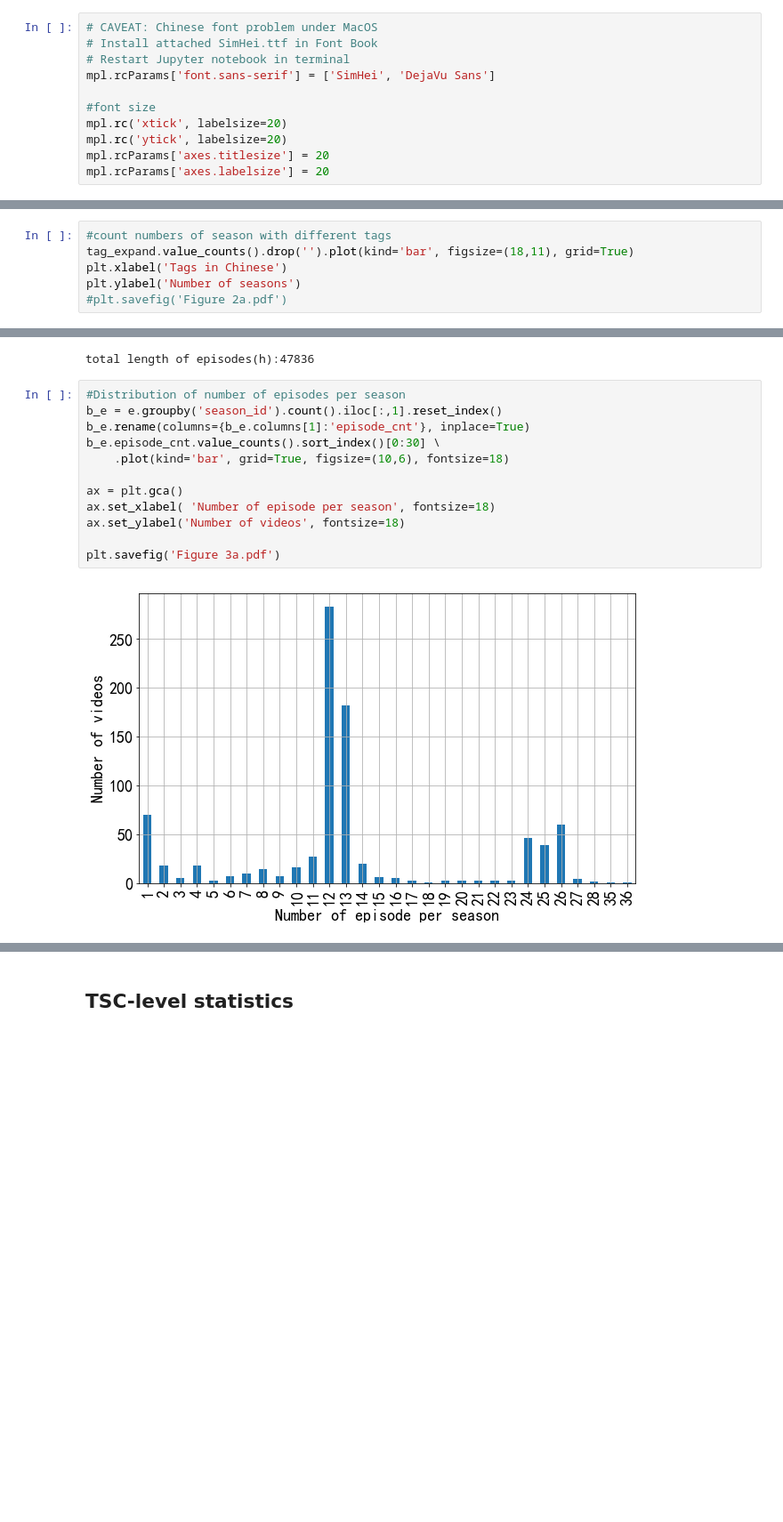
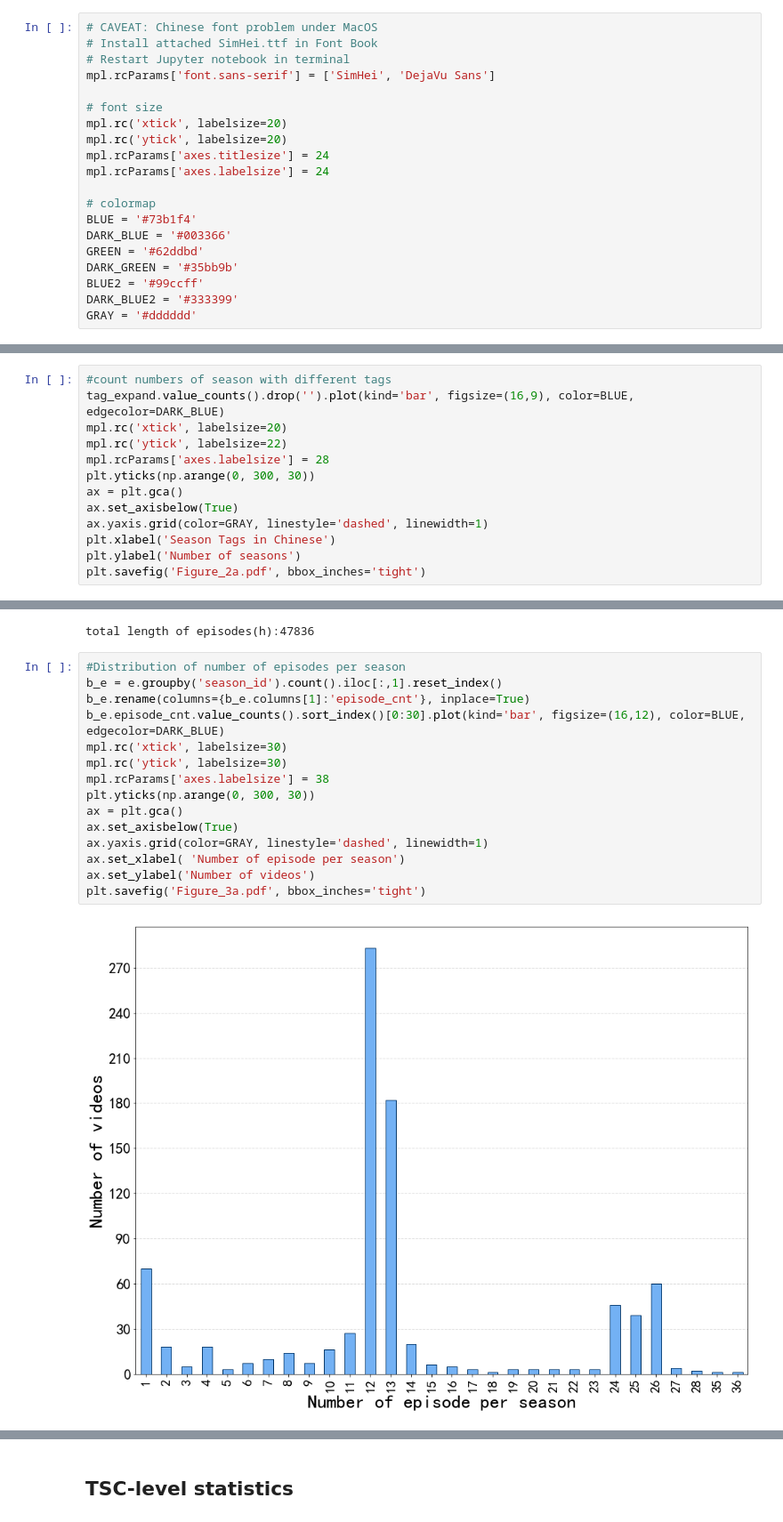
Before and after one commit to Viscount/IUI-Paper, a Jupyter notebook: data-stats/stats.ipynb, the cells around one changed output, grey strips where cells are left out. Shown: that part at 89% size. Saved outputs shown, nothing was run; the diff lists cells and outputs as text; blank space fills up the shorter version.

```diff
--- a/data-stats/stats.ipynb
+++ b/data-stats/stats.ipynb
@@ -12,11 +12,20 @@ import jieba
 # Restart Jupyter notebook in terminal
 mpl.rcParams['font.sans-serif'] = ['SimHei', 'DejaVu Sans']
 
-#font size
+# font size
 mpl.rc('xtick', labelsize=20)
 mpl.rc('ytick', labelsize=20)
-mpl.rcParams['axes.titlesize'] = 20
-mpl.rcParams['axes.labelsize'] = 20
+mpl.rcParams['axes.titlesize'] = 24
+mpl.rcParams['axes.labelsize'] = 24
+
+# colormap
+BLUE = '#73b1f4'
+DARK_BLUE = '#003366'
+GREEN = '#62ddbd'
+DARK_GREEN = '#35bb9b'
+BLUE2 = '#99ccff'
+DARK_BLUE2 = '#333399'
+GRAY = '#dddddd'
 # %%
 #connect to mysql
 connect = pymysql.Connect(
@@ -56,8 +65,15 @@ print('each season is assigned {:.2f} tags on average'.format(b.tag_cnt.mean()))
 each season is assigned 3.13 tags on average
 # %%
 #count numbers of season with different tags
-tag_expand.value_counts().drop('').plot(kind='bar', figsize=(18,11), grid=True)
-plt.xlabel('Tags in Chinese')
+tag_expand.value_counts().drop('').plot(kind='bar', figsize=(16,9), color=BLUE, edgecolor=DARK_BLUE)
+mpl.rc('xtick', labelsize=20)
+mpl.rc('ytick', labelsize=22)
+mpl.rcParams['axes.labelsize'] = 28
+plt.yticks(np.arange(0, 300, 30))
+ax = plt.gca()
+ax.set_axisbelow(True)
+ax.yaxis.grid(color=GRAY, linestyle='dashed', linewidth=1)
+plt.xlabel('Season Tags in Chinese')
 plt.ylabel('Number of seasons')
-#plt.savefig('Figure 2a.pdf')
+plt.savefig('Figure_2a.pdf', bbox_inches='tight')
 # %% [output]
@@ -89,16 +104,19 @@ total length of episodes(h):47836
 # %%
 #Distribution of number of episodes per season
 b_e = e.groupby('season_id').count().iloc[:,1].reset_index()
 b_e.rename(columns={b_e.columns[1]:'episode_cnt'}, inplace=True)
-b_e.episode_cnt.value_counts().sort_index()[0:30] \
-    .plot(kind='bar', grid=True, figsize=(10,6), fontsize=18)
-
+b_e.episode_cnt.value_counts().sort_index()[0:30].plot(kind='bar', figsize=(16,12), color=BLUE, edgecolor=DARK_BLUE)
+mpl.rc('xtick', labelsize=30)
+mpl.rc('ytick', labelsize=30)
+mpl.rcParams['axes.labelsize'] = 38
+plt.yticks(np.arange(0, 300, 30))
 ax = plt.gca()
-ax.set_xlabel( 'Number of episode per season', fontsize=18)
-ax.set_ylabel('Number of videos', fontsize=18)
-
-plt.savefig('Figure 3a.pdf')
+ax.set_axisbelow(True)
+ax.yaxis.grid(color=GRAY, linestyle='dashed', linewidth=1)
+ax.set_xlabel( 'Number of episode per season')
+ax.set_ylabel('Number of videos')
+plt.savefig('Figure_3a.pdf', bbox_inches='tight')
 # %% [output]
-[figure, old version]
+[figure, new version]
 # %%
 # distribution of video length per season
```
Also changed, not shown: parts of 13 cells of this notebook, 11 other files.
